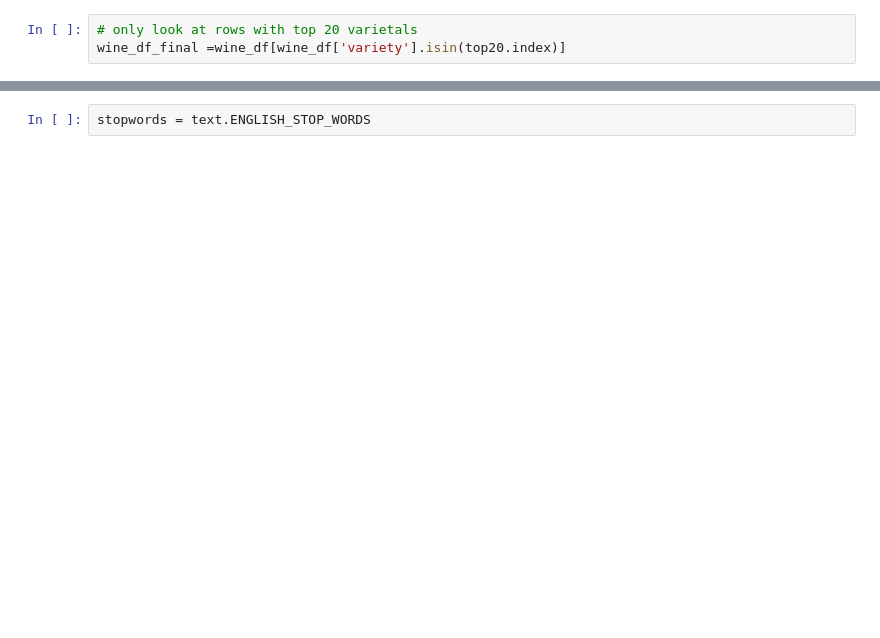
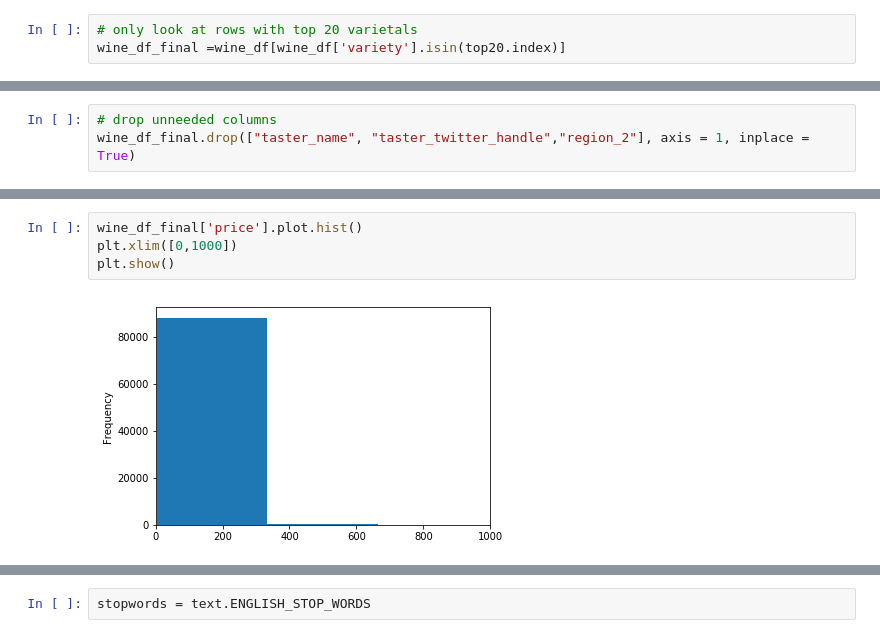
Before and after one commit to sunitharamar/Final_Project_ML-Wine-Varietals, a Jupyter notebook: WineVarietals_SVM-nogrid.ipynb, the cells around one changed output, grey strips where cells are left out. Saved outputs shown, nothing was run; the diff lists cells and outputs as text; blank space fills up the shorter version.

```diff
--- a/WineVarietals_SVM-nogrid.ipynb
+++ b/WineVarietals_SVM-nogrid.ipynb
@@ -36,0 +64,3 @@ dtype: int64
+# %%
+# drop unneeded columns
+wine_df_final.drop(["taster_name", "taster_twitter_handle","region_2"], axis = 1, inplace = True)
@@ -37,2 +97,8 @@ dtype: int64
+# %%
+wine_df_final['price'].plot.hist()
+plt.xlim([0,1000])
+plt.show()
+# %% [output]
+[figure, added]
 # %%
 wine_df_final.variety.unique()
```
Also changed, not shown: parts of 44 cells of this notebook, 7 other files.
